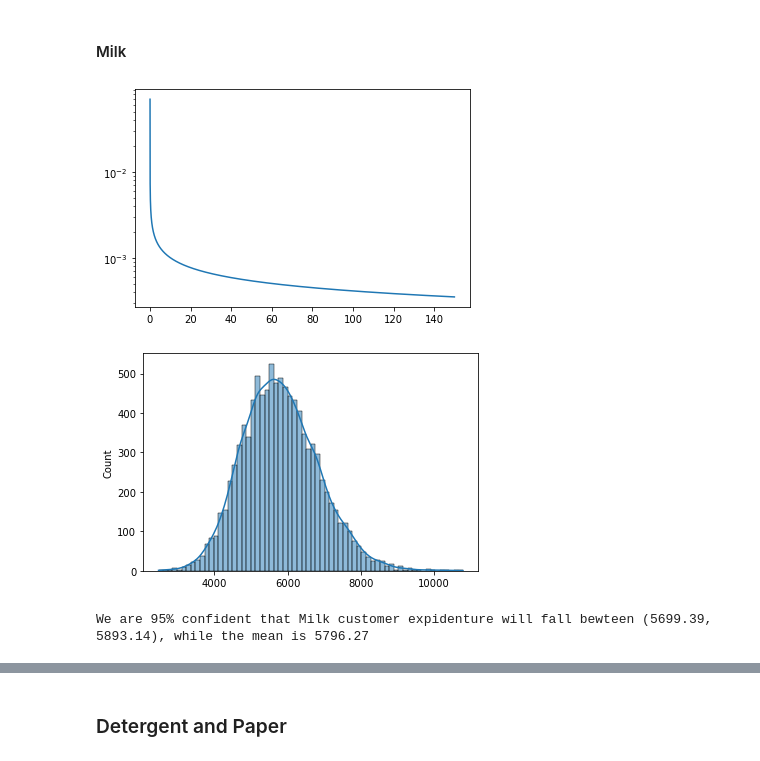
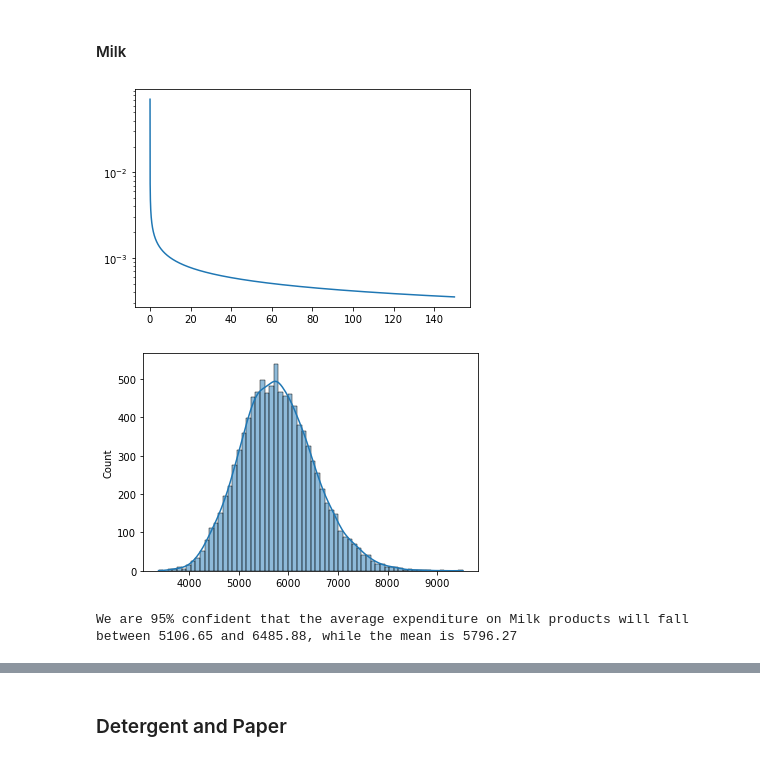
Before and after one commit to lopez-Luis89/Team_Project_AAI-500, a Jupyter notebook: Team Project AAI 500.ipynb, the cells around one changed output, grey strips where cells are left out. Cells and saved outputs as stored; diff of their text form; code cells hidden in the pictures.

```diff
--- a/Team Project AAI 500.ipynb
+++ b/Team Project AAI 500.ipynb
@@ -223,53 +222,51 @@ We are 95% confident that in the lon-run, the consumption of Fresh food will rem
 # %% [markdown]
 #### Milk
 # %%
-#Calculating Parameters
-milk_mean = np.mean(df['Milk'])
-milk_st =np.std(df['Milk'])
-milk_n = df.shape[0]
+# Calculate basic descriptive statistics for the 'Milk' category
+milk_mean = np.mean(df['Milk'])  # Compute the mean of 'Milk' spending
+milk_st = np.std(df['Milk'], ddof=1)  # Compute the standard deviation
+milk_n = df.shape[0]  # Total number of observations in the dataset
 
-# Calculating the shape and scale parameters for milk
+# Calculate the Gamma distribution parameters for modeling 'Milk' spending
+variance_gamma = milk_st**2  # Variance, calculated as the square of the standard deviation
 
-variance_gamma = milk_st**2  # Variance is the square of the standard deviation
+# Shape parameter (k) for the Gamma distribution
+k_gamma = milk_mean**2 / variance_gamma  # Shape parameter, derived from the mean and variance
 
-# Shape parameter (k)
-k_gamma = milk_mean**2 / variance_gamma
+# Scale parameter (theta) for the Gamma distribution
+theta_gamma = variance_gamma / milk_mean  # Scale parameter, derived from the variance and mean
 
-# Scale parameter (theta)
-theta_gamma = variance_gamma / milk_mean
+# Prepare for plotting the Gamma probability density function (PDF)
+x = np.linspace(0, 150, 1000000)  # Generate a linear space from 0 to 150 for the x-axis
+y = stats.gamma.pdf(x, a=k_gamma, scale=theta_gamma)  # Calculate the Gamma PDF values
 
-# Number of samples per mean calculation and number of means to generate
+# Plot the Gamma PDF on a logarithmic scale for better visualization
+plt.yscale('log')
+plt.plot(x, y)
+plt.show()
 
-x = np.linspace (0, 150, 1000000) # This is creating the x-scale starting from 0 to 150 and simulating 10,000 samples
-y = stats.gamma.pdf(x, a= k_gamma, scale=theta_gamma)#
-plt.yscale('log')
-plt.plot(x,y)
-plt.show();
+# Simulate sampling to estimate the distribution of mean 'Milk' spending
+num_samples_per_mean = 100  # Number of 'Milk' expenditure samples per mean calculation
+num_means = 10000  # Total number of sample means to generate
 
-num_samples_per_mean = 50
-num_means = 10000
-
-# Generate random samples and calculate means
+# Generate sample means from the Gamma distribution
 means = [np.random.gamma(k_gamma, theta_gamma, num_samples_per_mean).mean() for _ in range(num_means)]
 
+#Calculating the Standard Error for 'Milk'
+milk_se = milk_st / np.sqrt(milk_n)  # Standard error of the mean
 
-#Calculating the standard error from the sample
+# Plot the distribution of the sample means
+sns.histplot(means, kde=True)  # KDE (Kernel Density Estimate) adds a smoothed curve over the histogram
+plt.show()
 
-sample_milk_sd = np.std(means)
-milk_se = sample_milk_sd / np.sqrt(milk_n)
+# Calculate the 95% confidence interval for the average 'Milk' expenditure
+lower = milk_mean - 1.96 * milk_se  # Lower bound of the 95% CI
+upper = milk_mean + 1.96 * milk_se  # Upper bound of the 95% CI
 
-#Plotting The distribution
-sns.histplot(means,kde=True)
-plt.show();
-
-
-lower = milk_mean - 1.96*milk_se
-upper = milk_mean + 1.96*milk_se
-lower , upper
-
-print(f'We are 95% confident that Milk customer expidenture will fall bewteen {round(lower,2),round(upper,2)}, while the mean is {round(milk_mean,2)}')
+# Print the confidence interval and the mean
+print(f'We are 95% confident that the average expenditure on Milk products will fall between {round(lower,2)} and {round(upper,2)}, while the mean is {round(milk_mean,2)}')
 # %% [output]
 [figure]
-[figure, old version]
+[figure, new version]
-We are 95% confident that Milk customer expidenture will fall bewteen (5699.39, 5893.14), while the mean is 5796.27
+We are 95% confident that the average expenditure on Milk products will fall between 5106.65 and 6485.88, while the mean is 5796.27
 # %% [markdown]
```
Also changed, not shown: parts of 19 cells of this notebook.
